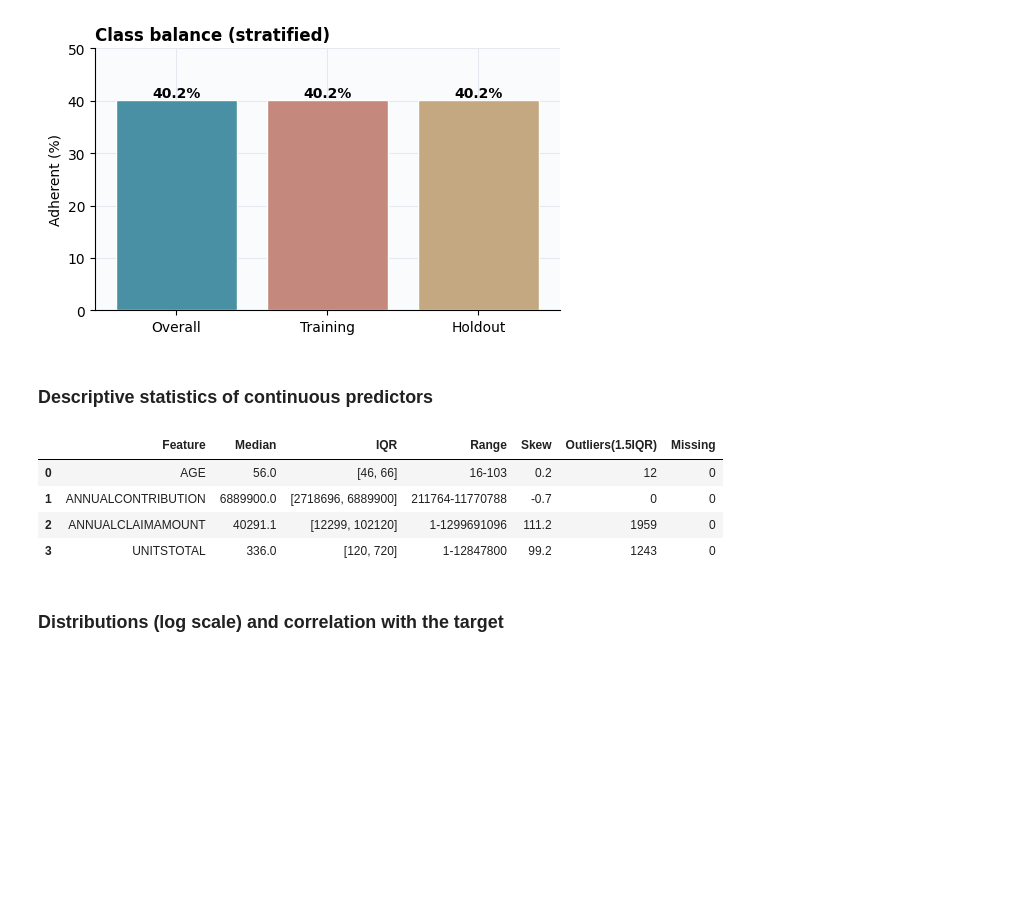
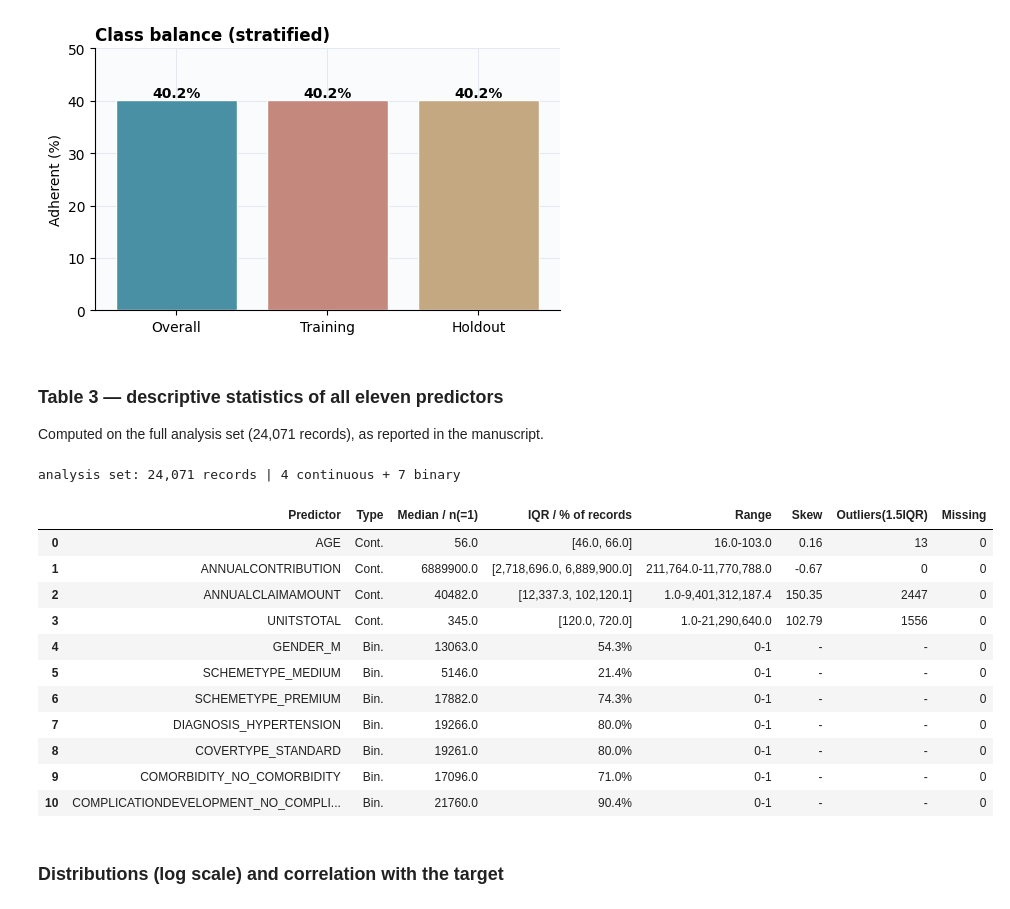
Before and after one commit to ihyaabrar/llm-vs-manual-preprocessing, a Jupyter notebook: 01_data_profiling_eda.ipynb, the cells around one changed output. Drawn from its saved outputs; the diff is of its cells as text; code cells hidden in the pictures; blank space fills up the shorter version.

Commit message:
fix(profiling): compute descriptive statistics on the full analysis set
The notebook summarised the 19,256-row training partition while the manuscript
reports the 24,071-row analysis set, so medians, skewness and outlier counts did
not match. It now profiles train and holdout together, and reports the seven
binary predictors alongside the four continuous ones.

```diff
--- a/01_data_profiling_eda.ipynb
+++ b/01_data_profiling_eda.ipynb
@@ -109,21 +109,48 @@ Raw rows 24,084; duplicates removed 13; analysis rows 24,071
 | 2 | Holdout | 4815 | 1934 | 40.2 |
 [figure]
 # %% [markdown]
-### Descriptive statistics of continuous predictors
+### Table 3 — descriptive statistics of all eleven predictors
+Computed on the full analysis set (24,071 records), as reported in the manuscript.
 # %%
-rows=[]
+# Table 3 - descriptive statistics of ALL eleven predictors on the ANALYSIS SET
+# (train + holdout = 24,071 records), matching the manuscript. Continuous predictors
+# report distribution shape; binary predictors report prevalence.
+full = pd.concat([x_tr, x_ho])
+BIN = [c for c in full.columns if c not in CONT]
+
+rows = []
 for c in CONT:
-    s=x_tr[c]; q1,q3=s.quantile(.25),s.quantile(.75); iqr=q3-q1
-    out=int(((s<q1-1.5*iqr)|(s>q3+1.5*iqr)).sum())
-    rows.append([c,round(s.median(),1),f"[{q1:.0f}, {q3:.0f}]",f"{s.min():.0f}-{s.max():.0f}",round(s.skew(),1),out,int(s.isna().sum())])
-desc=pd.DataFrame(rows,columns=['Feature','Median','IQR','Range','Skew','Outliers(1.5IQR)','Missing'])
+    s = full[c].astype(float)
+    q1, q3 = s.quantile(.25), s.quantile(.75); iqr = q3 - q1
+    out = int(((s < q1 - 1.5 * iqr) | (s > q3 + 1.5 * iqr)).sum())
+    rows.append([c, "Cont.", round(s.median(), 1), f"[{q1:,.1f}, {q3:,.1f}]",
+                 f"{s.min():,.1f}-{s.max():,.1f}", round(s.skew(), 2), out,
+                 int(s.isna().sum())])
+for c in BIN:
+    s = full[c].astype(float)
+    n1 = int((s == 1).sum())
+    rows.append([c, "Bin.", n1, f"{100 * n1 / len(s):.1f}%", "0-1", "-", "-",
+                 int(s.isna().sum())])
+
+desc = pd.DataFrame(rows, columns=['Predictor', 'Type', 'Median / n(=1)',
+                                   'IQR / % of records', 'Range', 'Skew',
+                                   'Outliers(1.5IQR)', 'Missing'])
+print(f"analysis set: {len(full):,} records | {len(CONT)} continuous + {len(BIN)} binary")
 display(desc)
 # %% [output]
+analysis set: 24,071 records | 4 continuous + 7 binary
-|  | Feature | Median | IQR | Range | Skew | Outliers(1.5IQR) | Missing |
-| 0 | AGE | 56.0 | [46, 66] | 16-103 | 0.2 | 12 | 0 |
-| 1 | ANNUALCONTRIBUTION | 6889900.0 | [2718696, 6889900] | 211764-11770788 | -0.7 | 0 | 0 |
-| 2 | ANNUALCLAIMAMOUNT | 40291.1 | [12299, 102120] | 1-1299691096 | 111.2 | 1959 | 0 |
-| 3 | UNITSTOTAL | 336.0 | [120, 720] | 1-12847800 | 99.2 | 1243 | 0 |
+|  | Predictor | Type | Median / n(=1) | IQR / % of records | Range | Skew | Outliers(1.5IQR) | Missing |
+| 0 | AGE | Cont. | 56.0 | [46.0, 66.0] | 16.0-103.0 | 0.16 | 13 | 0 |
+| 1 | ANNUALCONTRIBUTION | Cont. | 6889900.0 | [2,718,696.0, 6,889,900.0] | 211,764.0-11,770,788.0 | -0.67 | 0 | 0 |
+| 2 | ANNUALCLAIMAMOUNT | Cont. | 40482.0 | [12,337.3, 102,120.1] | 1.0-9,401,312,187.4 | 150.35 | 2447 | 0 |
+| 3 | UNITSTOTAL | Cont. | 345.0 | [120.0, 720.0] | 1.0-21,290,640.0 | 102.79 | 1556 | 0 |
+| 4 | GENDER_M | Bin. | 13063.0 | 54.3% | 0-1 | - | - | 0 |
+| 5 | SCHEMETYPE_MEDIUM | Bin. | 5146.0 | 21.4% | 0-1 | - | - | 0 |
+| 6 | SCHEMETYPE_PREMIUM | Bin. | 17882.0 | 74.3% | 0-1 | - | - | 0 |
+| 7 | DIAGNOSIS_HYPERTENSION | Bin. | 19266.0 | 80.0% | 0-1 | - | - | 0 |
+| 8 | COVERTYPE_STANDARD | Bin. | 19261.0 | 80.0% | 0-1 | - | - | 0 |
+| 9 | COMORBIDITY_NO_COMORBIDITY | Bin. | 17096.0 | 71.0% | 0-1 | - | - | 0 |
+| 10 | COMPLICATIONDEVELOPMENT_NO_COMPLI... | Bin. | 21760.0 | 90.4% | 0-1 | - | - | 0 |
 # %% [markdown]
 ### Distributions (log scale) and correlation with the target
 # %%
```
